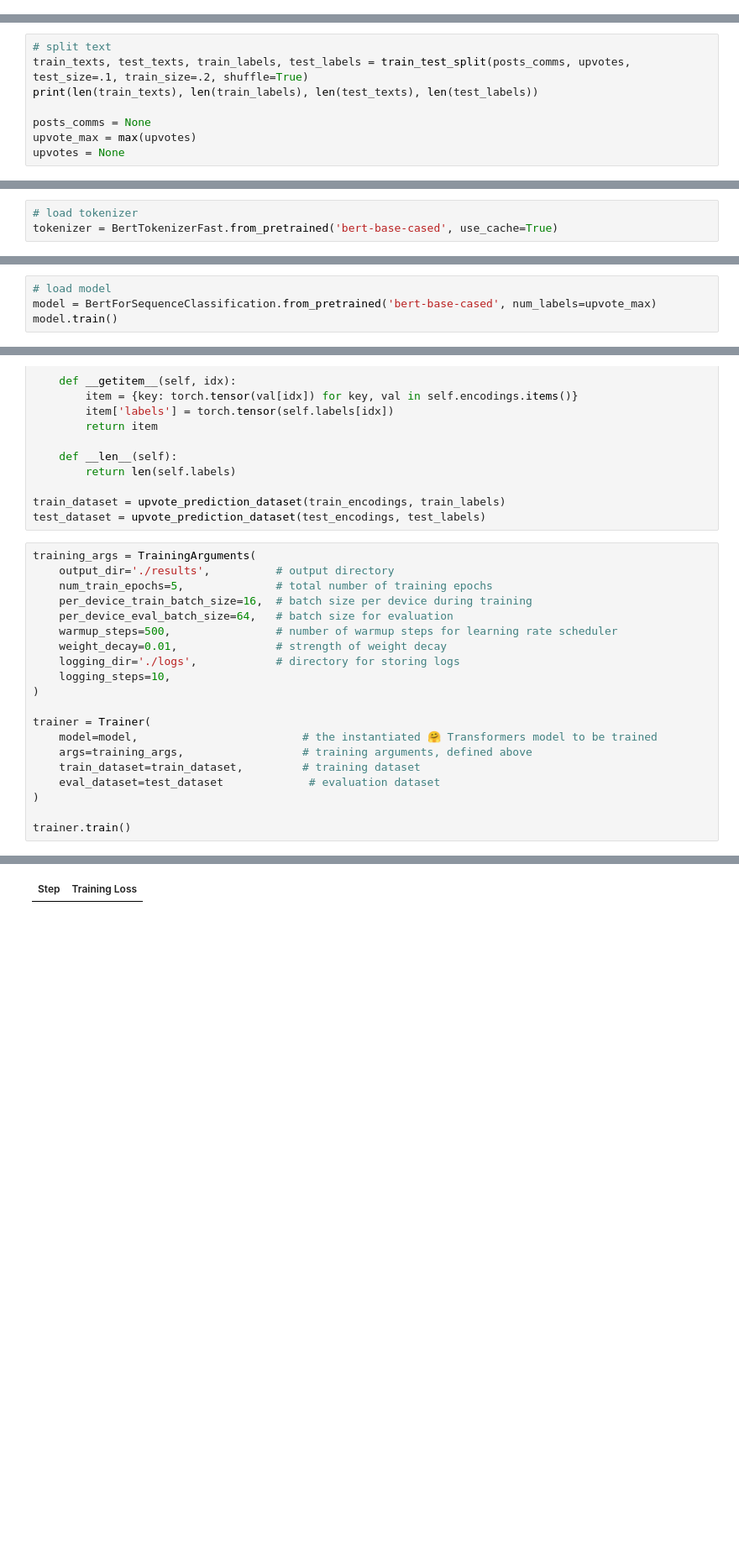
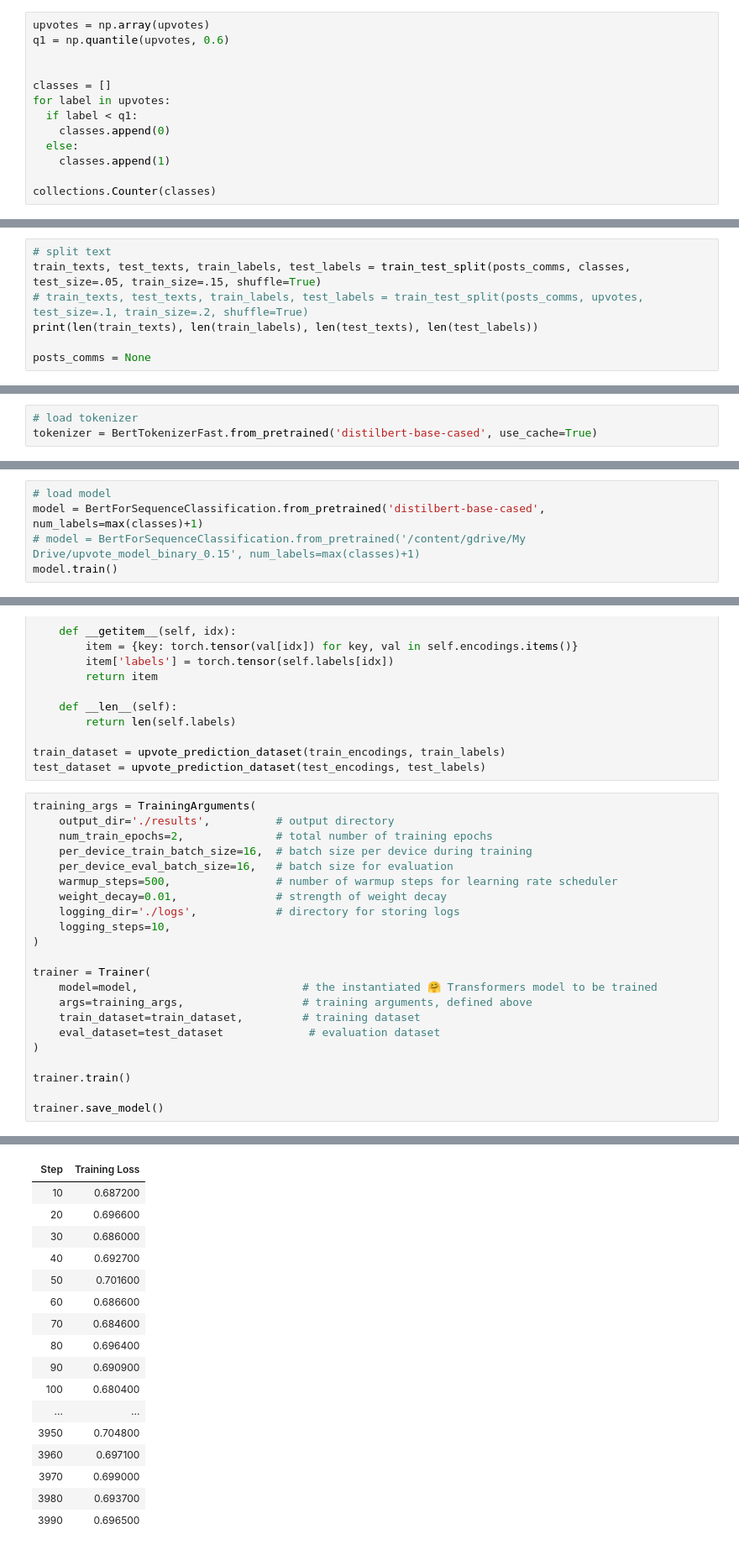
Before and after one commit to ryanjcooper/cs7643_project, a Jupyter notebook: src/BERT_upvote_predictor.ipynb, the cells around one changed output, grey strips where cells are left out. Shown at 84% size. Drawn from its saved outputs; the diff is of its cells as text; blank space fills up the shorter version.

```diff
--- a/src/BERT_upvote_predictor.ipynb
+++ b/src/BERT_upvote_predictor.ipynb
@@ -51,3 +99,16 @@ def load_data(file_path):
     return posts_comments, upvotes
 
 posts_comms, upvotes = load_data(data_file_path)
+# %%
+upvotes = np.array(upvotes)
+q1 = np.quantile(upvotes, 0.6)
+
+
+classes = []
+for label in upvotes:
+  if label < q1:
+    classes.append(0)
+  else:
+    classes.append(1)
+
+collections.Counter(classes)
@@ -54,9 +117,8 @@ posts_comms, upvotes = load_data(data_file_path)
 # %%
 # split text
-train_texts, test_texts, train_labels, test_labels = train_test_split(posts_comms, upvotes, test_size=.1, train_size=.2, shuffle=True)
+train_texts, test_texts, train_labels, test_labels = train_test_split(posts_comms, classes, test_size=.05, train_size=.15, shuffle=True)
+# train_texts, test_texts, train_labels, test_labels = train_test_split(posts_comms, upvotes, test_size=.1, train_size=.2, shuffle=True)
 print(len(train_texts), len(train_labels), len(test_texts), len(test_labels))
 
 posts_comms = None
-upvote_max = max(upvotes)
-upvotes = None
 # %% [output]
@@ -64,6 +126,6 @@ upvotes = None
 # %%
 # load tokenizer
-tokenizer = BertTokenizerFast.from_pretrained('bert-base-cased', use_cache=True)
+tokenizer = BertTokenizerFast.from_pretrained('distilbert-base-cased', use_cache=True)
 # %%
 # tokenize train data
 
@@ -91,6 +155,7 @@ test_texts = None
 test_encodings = tokenizer(text=test_post, text_pair=test_comm, truncation=True, padding=True)
 # %%
 # load model
-model = BertForSequenceClassification.from_pretrained('bert-base-cased', num_labels=upvote_max)
+model = BertForSequenceClassification.from_pretrained('distilbert-base-cased', num_labels=max(classes)+1)
+# model = BertForSequenceClassification.from_pretrained('/content/gdrive/My Drive/upvote_model_binary_0.15', num_labels=max(classes)+1)
 model.train()
 # %% [output]
@@ -137,9 +197,9 @@ test_dataset = upvote_prediction_dataset(test_encodings, test_labels)
 # %%
 training_args = TrainingArguments(
     output_dir='./results',          # output directory
-    num_train_epochs=5,              # total number of training epochs
+    num_train_epochs=2,              # total number of training epochs
     per_device_train_batch_size=16,  # batch size per device during training
-    per_device_eval_batch_size=64,   # batch size for evaluation
+    per_device_eval_batch_size=16,   # batch size for evaluation
     warmup_steps=500,                # number of warmup steps for learning rate scheduler
     weight_decay=0.01,               # strength of weight decay
     logging_dir='./logs',            # directory for storing logs
@@ -154,4 +214,6 @@ trainer = Trainer(
 )
 
 trainer.train()
+
+trainer.save_model()
 # %% [output]
@@ -159 +221,17 @@ trainer.train()
 | Step | Training Loss |
+| 10 | 0.687200 |
+| 20 | 0.696600 |
+| 30 | 0.686000 |
+| 40 | 0.692700 |
+| 50 | 0.701600 |
+| 60 | 0.686600 |
+| 70 | 0.684600 |
+| 80 | 0.696400 |
+| 90 | 0.690900 |
+| 100 | 0.680400 |
+| ... | ... |
+| 3950 | 0.704800 |
+| 3960 | 0.697100 |
+| 3970 | 0.699000 |
+| 3980 | 0.693700 |
+| 3990 | 0.696500 |
```
Also changed, not shown: parts of 10 cells of this notebook, 33 other files.
